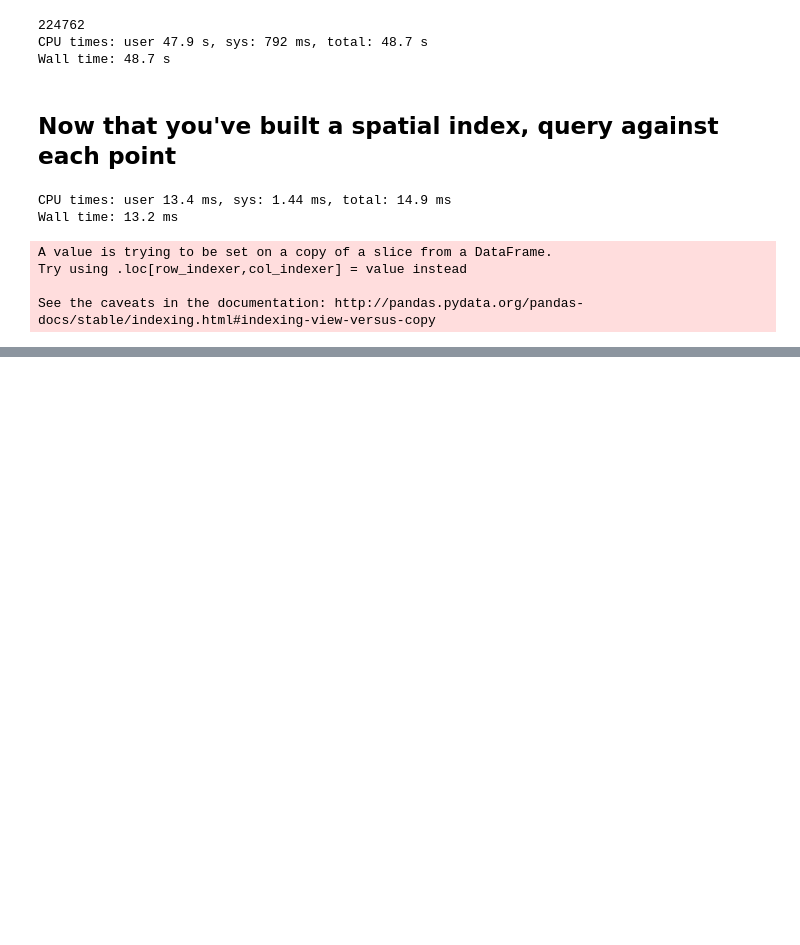
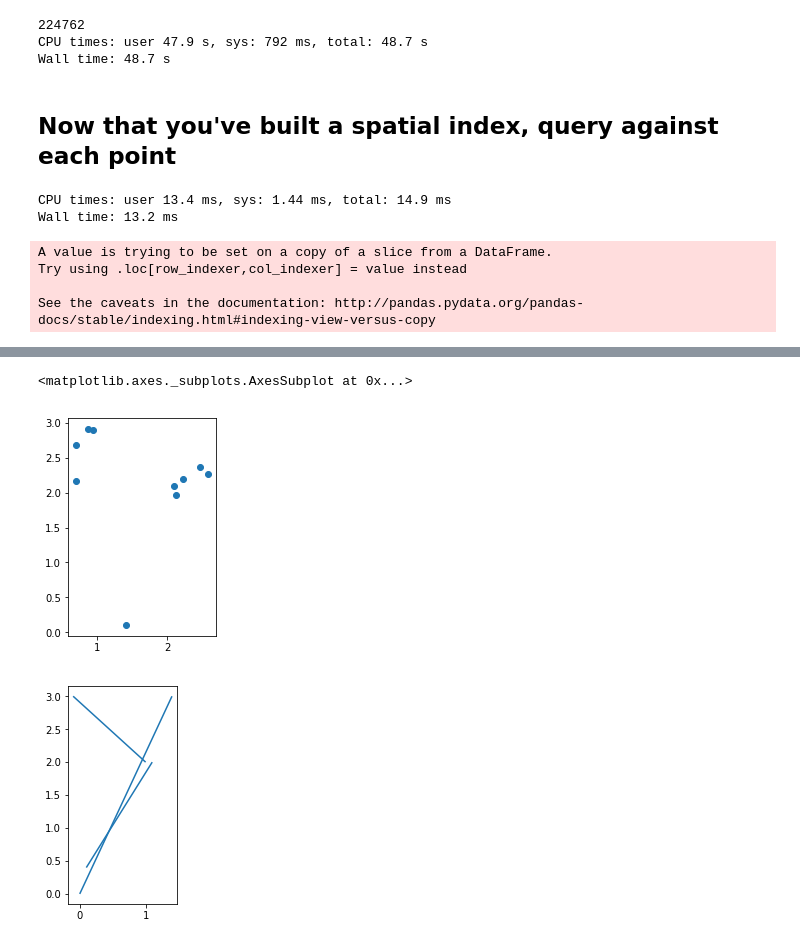
Before and after one commit to riordan/nyc-parkingrestrictions, a Jupyter notebook: NYC Parking Data Cleaning.ipynb, the cells around one changed output, grey strips where cells are left out. Cells and saved outputs as stored; diff of their text form; code cells hidden in the pictures; blank space fills up the shorter version.

```diff
--- a/NYC Parking Data Cleaning.ipynb
+++ b/NYC Parking Data Cleaning.ipynb
@@ -365,0 +371,27 @@ tc
+# %%
+%matplotlib inline
+import matplotlib.pyplot as plt
+import shapely.geometry as geom
+import numpy as np
+import pandas as pd
+import geopandas as gpd
+
+lines = gpd.GeoSeries(
+    [geom.LineString(((1.4, 3), (0, 0))),
+        geom.LineString(((1.1, 2.), (0.1, 0.4))),
+        geom.LineString(((-0.1, 3.), (1, 2.)))])
+
+# 10 points
+n  = 10
+points = gpd.GeoSeries([geom.Point(x, y) for x, y in np.random.uniform(0, 3, (n, 2))])
+
+# Put the points in a dataframe, with some other random column
+df_points = gpd.GeoDataFrame(np.array([points, np.random.randn(n)]).T)
+df_points.columns = ['Geometry', 'Property1']
+
+points.plot()
+lines.plot()
+# %% [output]
+<matplotlib.axes._subplots.AxesSubplot at 0x...>
+[figure, added]
+[figure, added]
```
Also changed, not shown: parts of 6 cells of this notebook.
